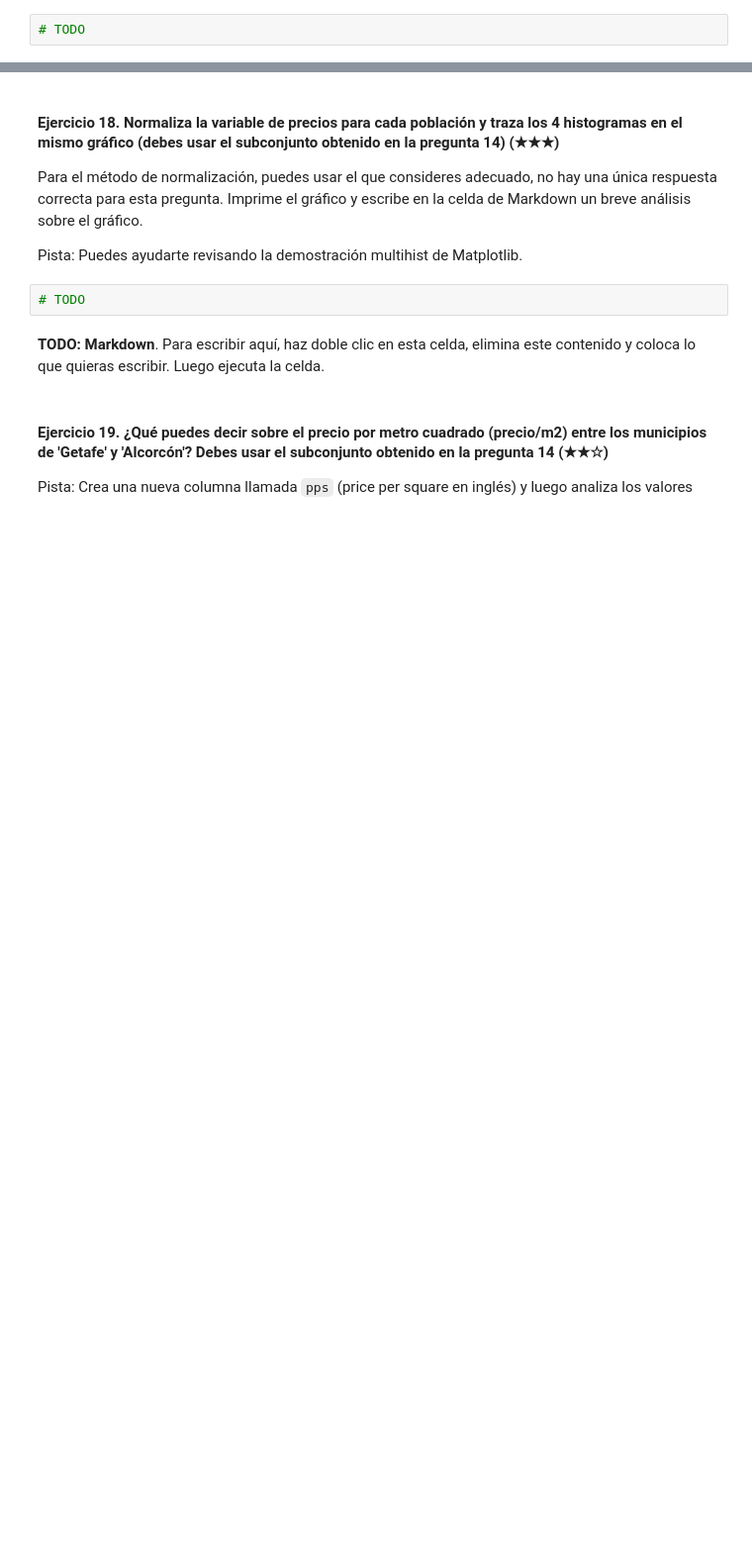
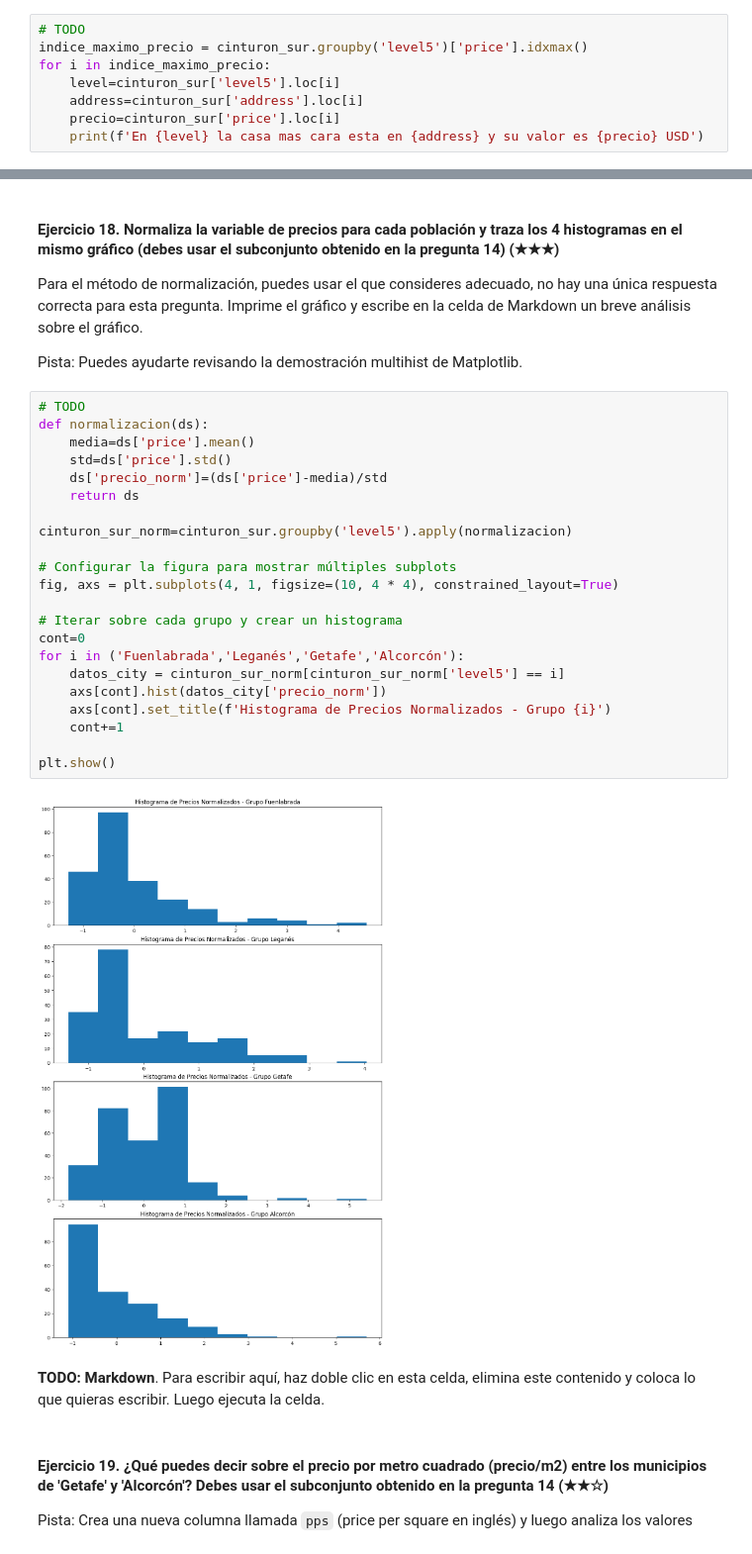
Before and after one commit to 4GeeksAcademy/realestate-datacleanup-exercise-HectorPostigo, a Jupyter notebook: project.es.ipynb, the cells around one changed output, grey strips where cells are left out. Shown at 99% size. Saved outputs shown, nothing was run; the diff lists cells and outputs as text; blank space fills up the shorter version.

```diff
--- a/project.es.ipynb
+++ b/project.es.ipynb
@@ -341,3 +406,9 @@ Imprime ambos valores por cada variable.
 Imprime tanto la dirección como el precio de la casa seleccionada de cada población. Puedes imprimir un DataFrame o una sola línea para cada población.
 # %%
 # TODO
+indice_maximo_precio = cinturon_sur.groupby('level5')['price'].idxmax()
+for i in indice_maximo_precio:
+    level=cinturon_sur['level5'].loc[i]
+    address=cinturon_sur['address'].loc[i]
+    precio=cinturon_sur['price'].loc[i]
+    print(f'En {level} la casa mas cara esta en {address} y su valor es {precio} USD')
@@ -349,6 +425,28 @@ Para el método de normalización, puedes usar el que consideres adecuado, no ha
 Pista: Puedes ayudarte revisando la demostración multihist de Matplotlib.
 # %%
 # TODO
+def normalizacion(ds):
+    media=ds['price'].mean()
+    std=ds['price'].std()
+    ds['precio_norm']=(ds['price']-media)/std
+    return ds
+
+cinturon_sur_norm=cinturon_sur.groupby('level5').apply(normalizacion)
+
+# Configurar la figura para mostrar múltiples subplots
+fig, axs = plt.subplots(4, 1, figsize=(10, 4 * 4), constrained_layout=True)
+
+# Iterar sobre cada grupo y crear un histograma
+cont=0
+for i in ('Fuenlabrada','Leganés','Getafe','Alcorcón'):
+    datos_city = cinturon_sur_norm[cinturon_sur_norm['level5'] == i]
+    axs[cont].hist(datos_city['precio_norm'])
+    axs[cont].set_title(f'Histograma de Precios Normalizados - Grupo {i}')
+    cont+=1
+
+plt.show()
+# %% [output]
+[figure, added]
 # %% [markdown]
 **TODO: Markdown**. Para escribir aquí, haz doble clic en esta celda, elimina este contenido y coloca lo que quieras escribir. Luego ejecuta la celda.
 # %% [markdown]
```
Also changed, not shown: parts of 10 cells of this notebook.
